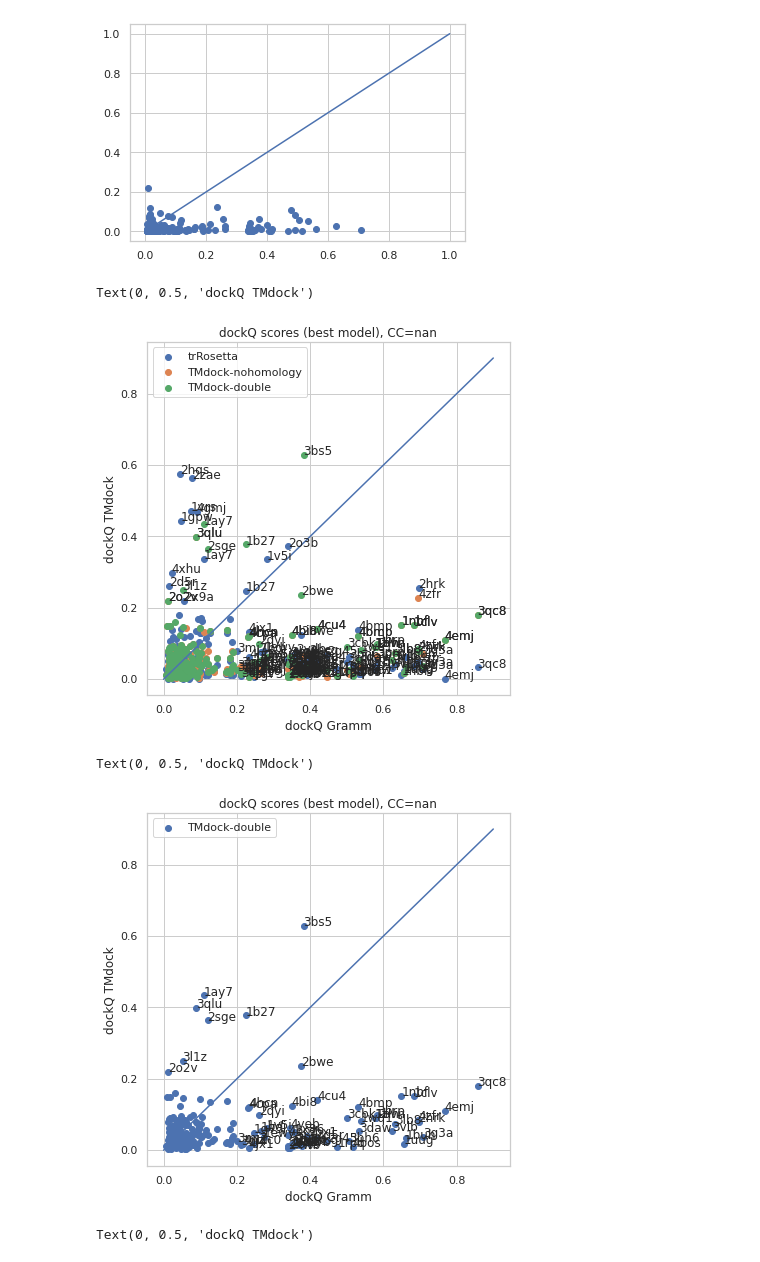
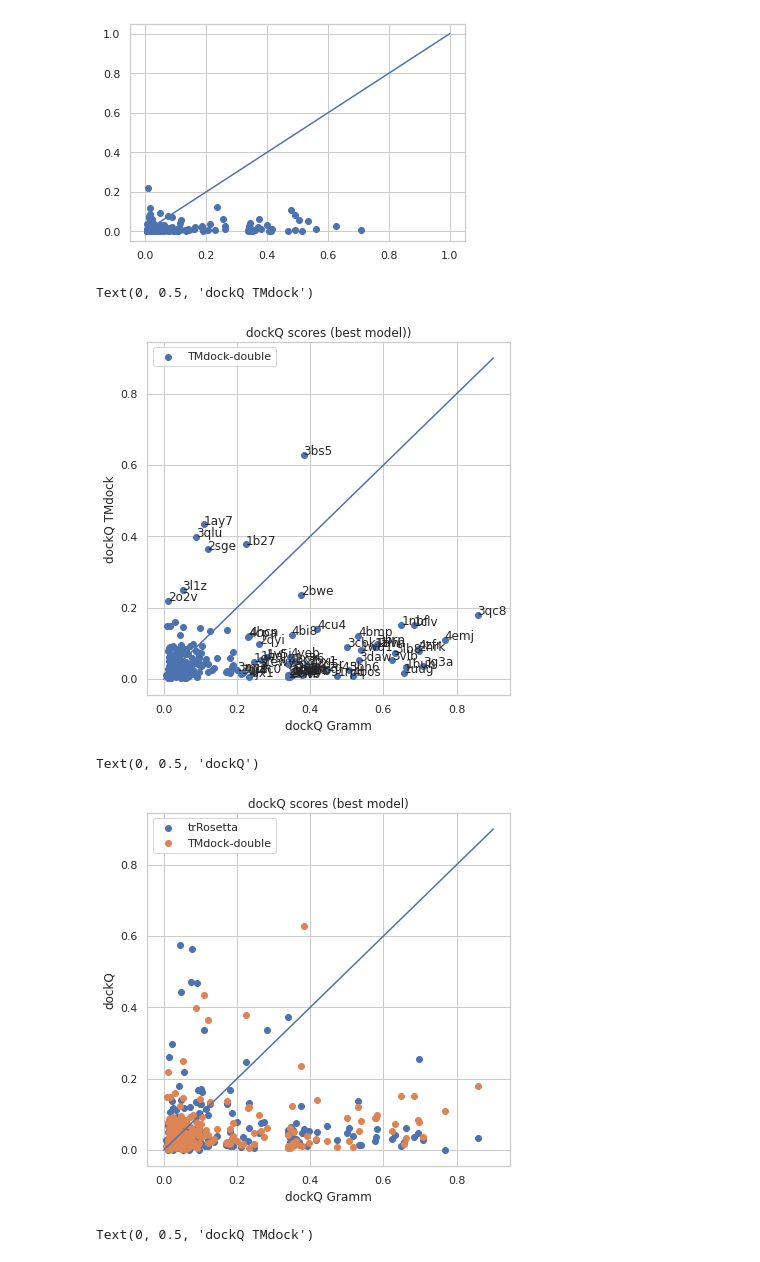
Before and after one commit to ElofssonLab/bioinfo-toolbox, a Jupyter notebook: trRosetta/csvplot.ipynb, the cells around one changed output. Drawn from its saved outputs; the diff is of its cells as text; code cells hidden in the pictures.

```diff
--- a/trRosetta/csvplot.ipynb
+++ b/trRosetta/csvplot.ipynb
@@ -540,7 +540,7 @@ Text(20.200000000000003, 0.5, 'dockQ TMdock-nohomology')
 # %%
 cutoff=0.2
 f, ax = plt.subplots(figsize=(6.5, 6.5))
-for d in ["trRosetta","TMdock-nohomology","TMdock-double"]:
+for d in ["TMdock-double"]:
     #if d!="N1-merged":continue
     #print (d)
     df_merged = pd.merge(data_max["gramm"],data_max[d], on=['code'],how="outer")
@@ -563,7 +563,7 @@ x=[0,0.9]
 y=[0,0.9]
 plt.plot(x,y)
 ax.legend()
-ax.set_title("dockQ scores (best model), CC=" + str(round(cc[0,1],3)) )
+ax.set_title("dockQ scores (best model))" )
 ax.set_xlabel("dockQ Gramm")
 ax.set_ylabel("dockQ TMdock")
 
@@ -571,42 +571,42 @@ ax.set_ylabel("dockQ TMdock")
 #df_merged.fillna(0, inplace =True)
 # %% [output]
 Text(0, 0.5, 'dockQ TMdock')
-[figure, old version]
+[figure, new version]
 # %%
 cutoff=0.2
 f, ax = plt.subplots(figsize=(6.5, 6.5))
-for d in ["TMdock-double"]:
+for d in ["trRosetta","TMdock-double"]:
     #if d!="N1-merged":continue
     #print (d)
     df_merged = pd.merge(data_max["gramm"],data_max[d], on=['code'],how="outer")
     #print (df_merged)
     #newdf=df_merged["dockQ_x","dockQ_y"]  #.loc[(df_merged.dockQ_x>cutoff or df_merged.dockQ_y>cutoff) ]
     cc=np.corrcoef(df_merged.dockQ_x,df_merged.dockQ_y)
     #print (cc)
 
 
     plt.scatter(df_merged.dockQ_x,df_merged.dockQ_y,label=d)
     for i, txt in enumerate(df_merged.name_x):
         #print (i,txt)
         try:
             sstr=txt[0:4]
         except:
             sstr=df_merged.name_y[i][0:4]
-        if (df_merged.dockQ_x[i]> cutoff or df_merged.dockQ_y[i]>cutoff):
-            ax.annotate(sstr, (df_merged.dockQ_x[i], df_merged.dockQ_y[i]))
+        #if (df_merged.dockQ_y[i]> cutoff and (df_merged.dockQ_y[i]>df_merged.dockQ_x[i])):
+        #    ax.annotate(sstr, (df_merged.dockQ_x[i], df_merged.dockQ_y[i]))
 x=[0,0.9]
 y=[0,0.9]
 plt.plot(x,y)
 ax.legend()
-ax.set_title("dockQ scores (best model), CC=" + str(round(cc[0,1],3)) )
+ax.set_title("dockQ scores (best model)")
 ax.set_xlabel("dockQ Gramm")
-ax.set_ylabel("dockQ TMdock")
+ax.set_ylabel("dockQ")
 
 #cat.add_categories([1])
 #df_merged.fillna(0, inplace =True)
 # %% [output]
-Text(0, 0.5, 'dockQ TMdock')
+Text(0, 0.5, 'dockQ')
-[figure, old version]
+[figure, new version]
 # %%
 cutoff=0.2
 f, ax = plt.subplots(figsize=(6.5, 6.5))
```
Also changed, not shown: parts of 19 cells of this notebook.
